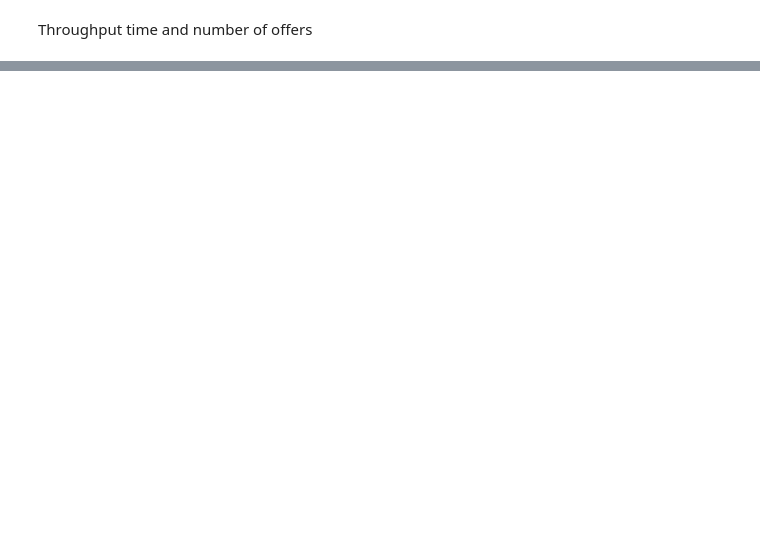
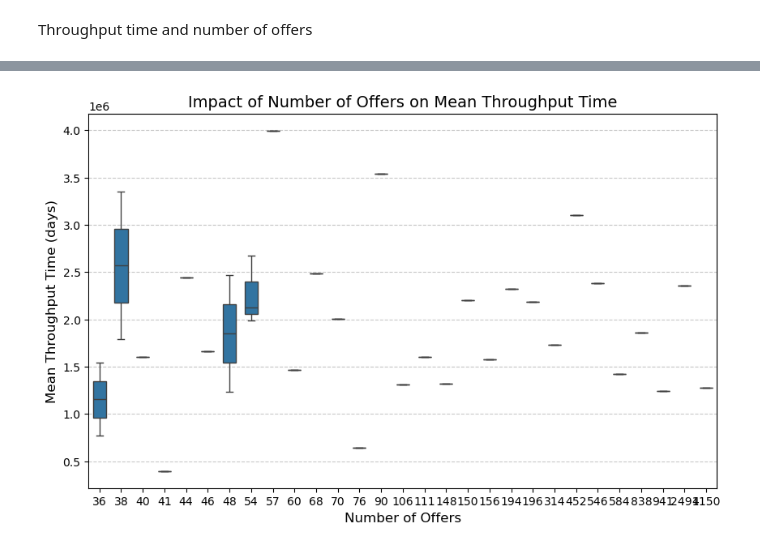
Before and after one commit to dxvidnrt/DataScience, a Jupyter notebook: assign2/03_process_mining.ipynb, the cells around one changed output, grey strips where cells are left out. Saved outputs shown, nothing was run; the diff lists cells and outputs as text; code cells hidden in the pictures; blank space fills up the shorter version.

```diff
--- a/assign2/03_process_mining.ipynb
+++ b/assign2/03_process_mining.ipynb
@@ -335,0 +398,15 @@ Throughput time and number of offers
+# %%
+plt.figure(figsize=(10, 6))
+sns.boxplot(
+    x="number_of_offers",
+    y="mean_throughput_time",
+    data=dataBoxplot,
+    width=0.6,
+)
+plt.title("Impact of Number of Offers on Mean Throughput Time", fontsize=14)
+plt.xlabel("Number of Offers", fontsize=12)
+plt.ylabel("Mean Throughput Time (days)", fontsize=12)
+plt.grid(axis="y", linestyle="--", alpha=0.7)
+plt.show()
+# %% [output]
+[figure, added]
```
Also changed, not shown: parts of 23 cells of this notebook.
